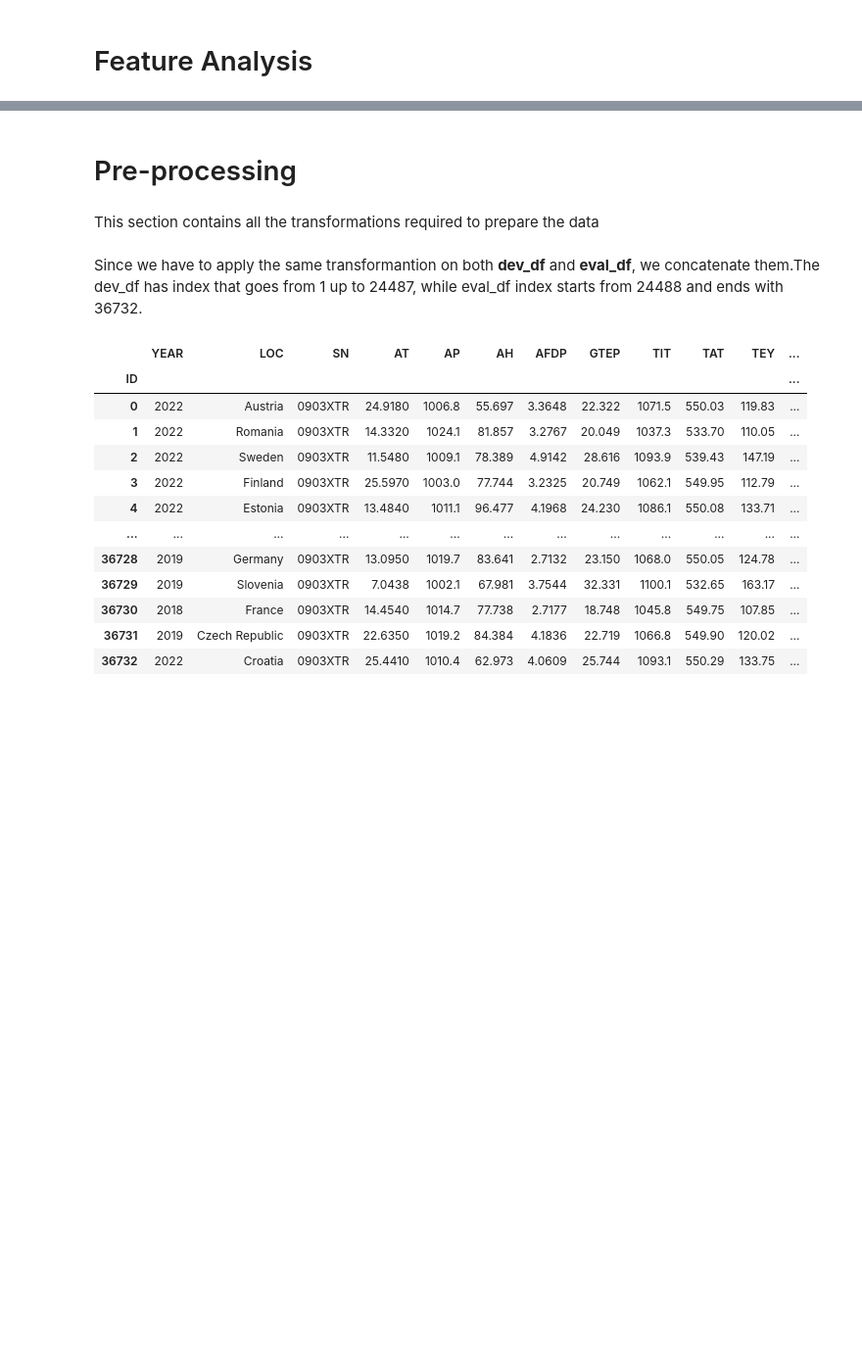
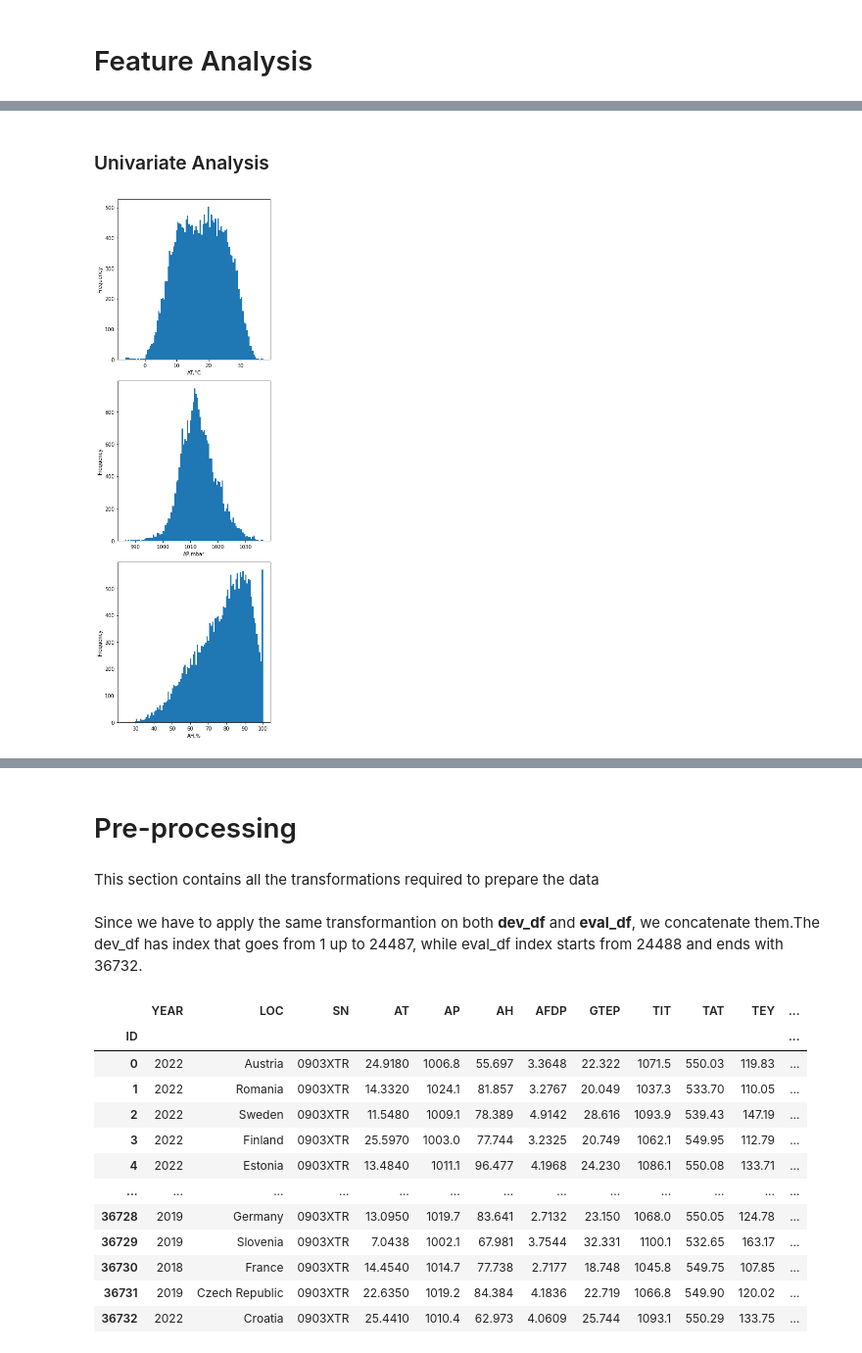
Before and after one commit to EdoardoMarchetti/Development-of-PEMS-for-gas-turbine-CO-emission-analysis, a Jupyter notebook: Main.ipynb, the cells around one changed output, grey strips where cells are left out. Shown at 98% size. Saved outputs shown, nothing was run; the diff lists cells and outputs as text; code cells hidden in the pictures; blank space fills up the shorter version.

```diff
--- a/Main.ipynb
+++ b/Main.ipynb
@@ -239,0 +287,13 @@ Riportare le considerazioni sulle distribuzioni e sulla correlazione delle featu
+# %% [markdown]
+### Univariate Analysis
+# %%
+#plot the distribution of the Natural predictors
+_, axs = plt.subplots(3,1, figsize = (5,15))
+for (col,m), ax in zip(nat_pred.items(), axs):
+    ax.hist(dev_df[col].values, bins = 100, alpha = 1)
+    ax.set_xlabel(f'{col},{m}')
+    ax.set_ylabel('Frequency')
+
+plt.tight_layout()
+# %% [output]
+[figure, added]
```
Also changed, not shown: parts of 33 cells of this notebook, 2 other files.
